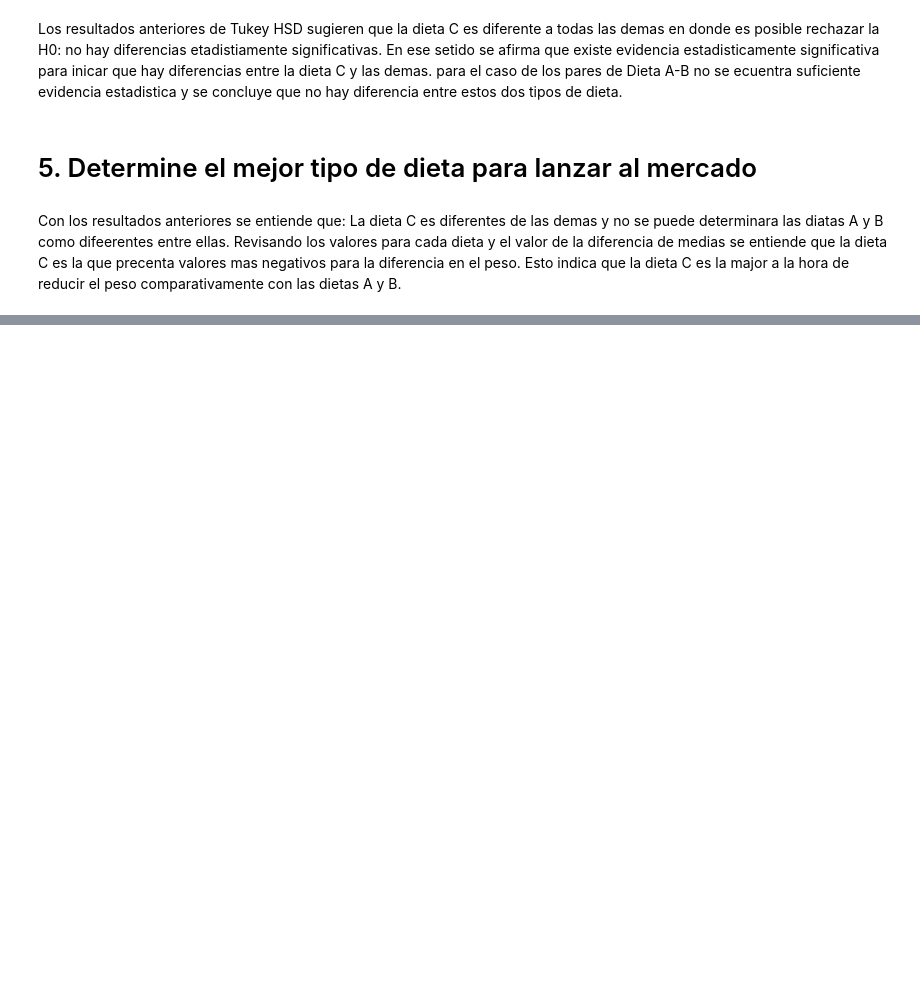
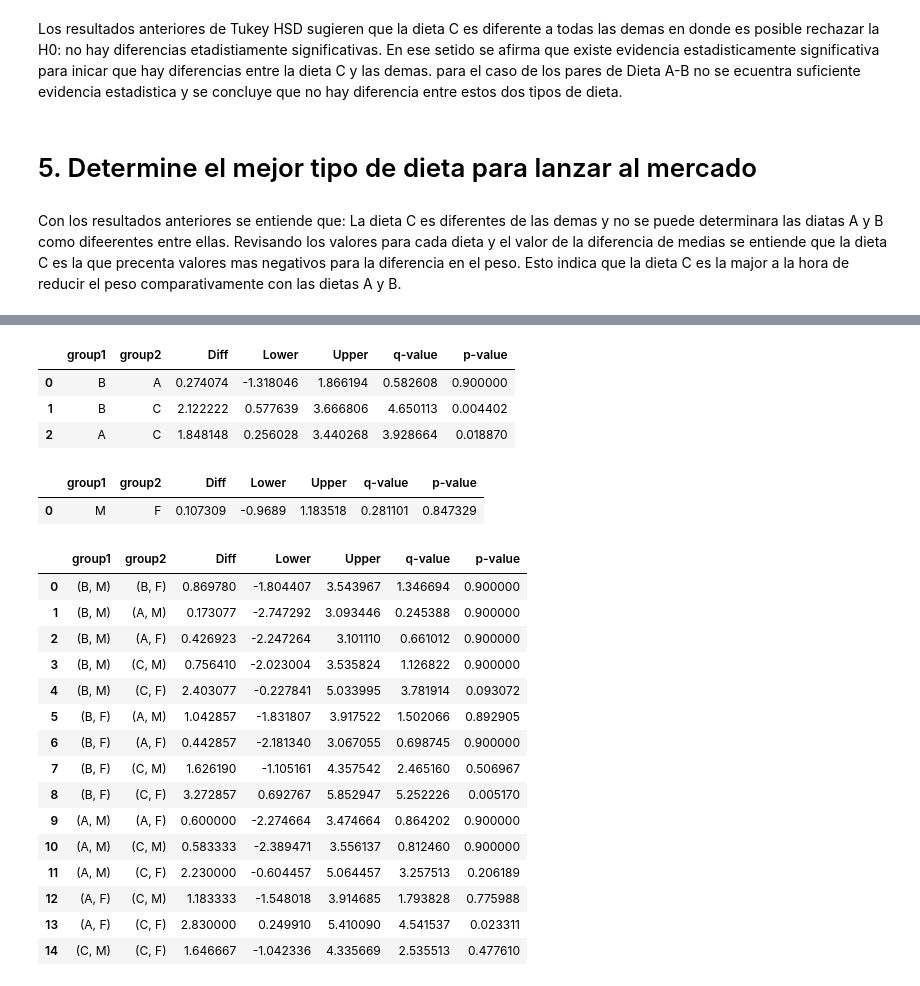
Before and after one commit to andresenrique08/CDA_Project, a Jupyter notebook: Tarea_ANOVA/Practica9.ipynb, the cells around one changed output, grey strips where cells are left out. Drawn from its saved outputs; the diff is of its cells as text; code cells hidden in the pictures; blank space fills up the shorter version.

```diff
--- a/Tarea_ANOVA/Practica9.ipynb
+++ b/Tarea_ANOVA/Practica9.ipynb
@@ -473,0 +597,38 @@ Con los resultados anteriores se entiende que: La dieta C es diferentes de las d
+# %%
+from bioinfokit.analys import stat
+res = stat()
+res.tukey_hsd(df=data_prueba, res_var='Diferencia', xfac_var='Diet', anova_model='Diferencia ~ C(Diet) + C(gender) + C(Diet):C(gender)')
+res.tukey_summary
+# %% [output]
+|  | group1 | group2 | Diff | Lower | Upper | q-value | p-value |
+| 0 | B | A | 0.274074 | -1.318046 | 1.866194 | 0.582608 | 0.900000 |
+| 1 | B | C | 2.122222 | 0.577639 | 3.666806 | 4.650113 | 0.004402 |
+| 2 | A | C | 1.848148 | 0.256028 | 3.440268 | 3.928664 | 0.018870 |
+# %%
+from bioinfokit.analys import stat
+res = stat()
+res.tukey_hsd(df=data_prueba, res_var='Diferencia', xfac_var='gender', anova_model='Diferencia ~ C(Diet) + C(gender) + C(Diet):C(gender)')
+res.tukey_summary
+# %% [output]
+|  | group1 | group2 | Diff | Lower | Upper | q-value | p-value |
+| 0 | M | F | 0.107309 | -0.9689 | 1.183518 | 0.281101 | 0.847329 |
+# %%
+res.tukey_hsd(df=data_prueba, res_var='Diferencia', xfac_var=['Diet','gender'], anova_model='Diferencia ~ C(Diet) + C(gender) + C(Diet):C(gender)')
+res.tukey_summary
+# %% [output]
+|  | group1 | group2 | Diff | Lower | Upper | q-value | p-value |
+| 0 | (B, M) | (B, F) | 0.869780 | -1.804407 | 3.543967 | 1.346694 | 0.900000 |
+| 1 | (B, M) | (A, M) | 0.173077 | -2.747292 | 3.093446 | 0.245388 | 0.900000 |
+| 2 | (B, M) | (A, F) | 0.426923 | -2.247264 | 3.101110 | 0.661012 | 0.900000 |
+| 3 | (B, M) | (C, M) | 0.756410 | -2.023004 | 3.535824 | 1.126822 | 0.900000 |
+| 4 | (B, M) | (C, F) | 2.403077 | -0.227841 | 5.033995 | 3.781914 | 0.093072 |
+| 5 | (B, F) | (A, M) | 1.042857 | -1.831807 | 3.917522 | 1.502066 | 0.892905 |
+| 6 | (B, F) | (A, F) | 0.442857 | -2.181340 | 3.067055 | 0.698745 | 0.900000 |
+| 7 | (B, F) | (C, M) | 1.626190 | -1.105161 | 4.357542 | 2.465160 | 0.506967 |
+| 8 | (B, F) | (C, F) | 3.272857 | 0.692767 | 5.852947 | 5.252226 | 0.005170 |
+| 9 | (A, M) | (A, F) | 0.600000 | -2.274664 | 3.474664 | 0.864202 | 0.900000 |
+| 10 | (A, M) | (C, M) | 0.583333 | -2.389471 | 3.556137 | 0.812460 | 0.900000 |
+| 11 | (A, M) | (C, F) | 2.230000 | -0.604457 | 5.064457 | 3.257513 | 0.206189 |
+| 12 | (A, F) | (C, M) | 1.183333 | -1.548018 | 3.914685 | 1.793828 | 0.775988 |
+| 13 | (A, F) | (C, F) | 2.830000 | 0.249910 | 5.410090 | 4.541537 | 0.023311 |
+| 14 | (C, M) | (C, F) | 1.646667 | -1.042336 | 4.335669 | 2.535513 | 0.477610 |
```
Also changed, not shown: parts of 39 cells of this notebook.
